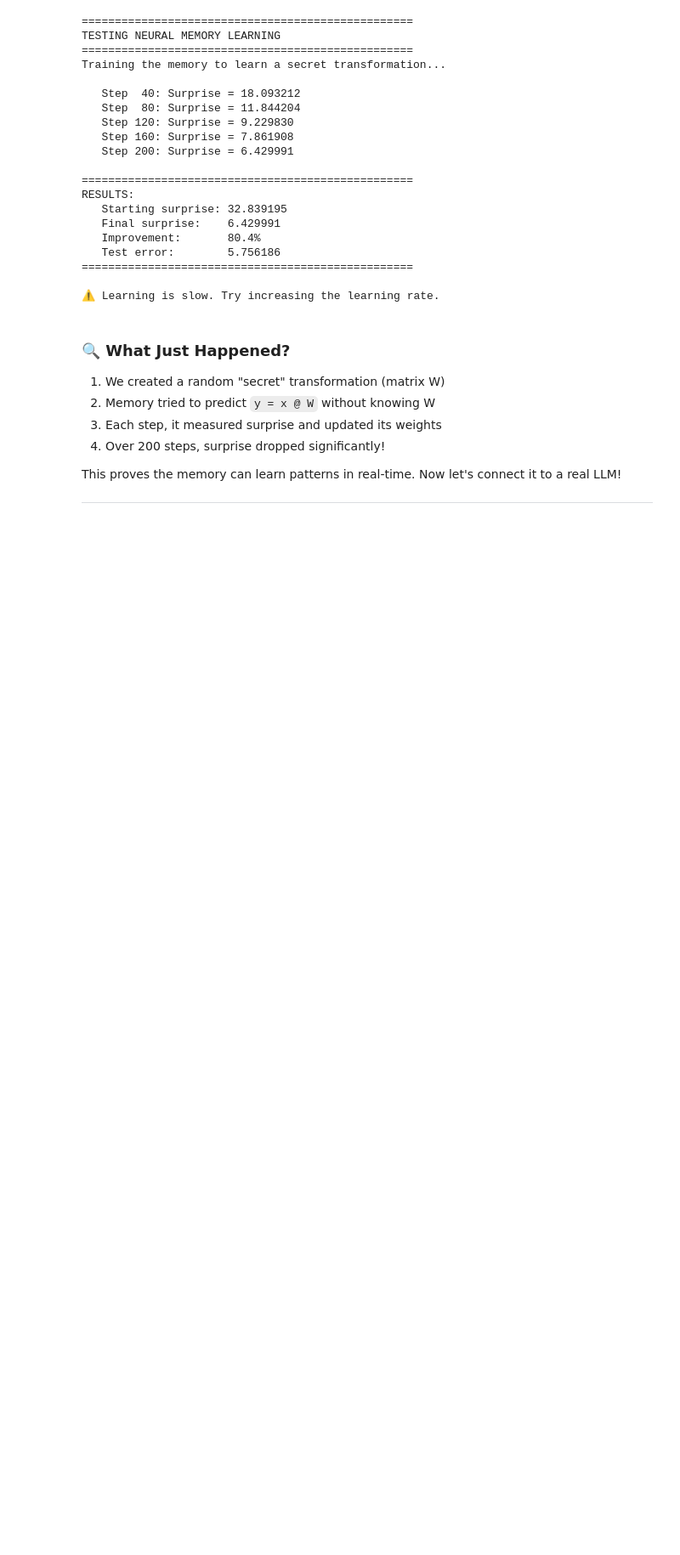
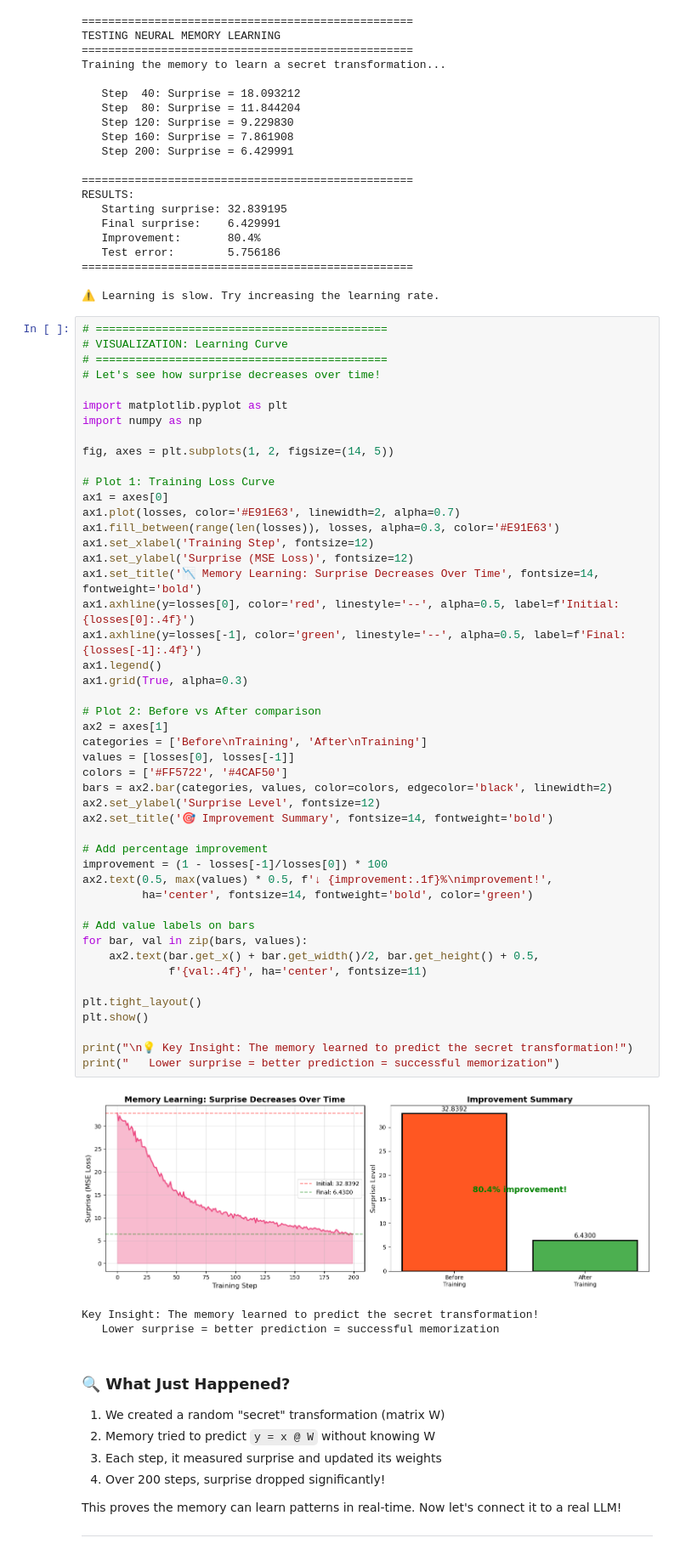
Before and after one commit to seongyongkim/dgx-spark-titans-miras-notebook, a Jupyter notebook: Titans_MIRAS_Hybrid.ipynb, the cells around one changed output. Shown at 85% size. Cells and saved outputs as stored; diff of their text form; blank space fills up the shorter version.

```diff
--- a/Titans_MIRAS_Hybrid.ipynb
+++ b/Titans_MIRAS_Hybrid.ipynb
@@ -468,6 +643,57 @@ RESULTS:
 ==================================================
 
 ⚠️ Learning is slow. Try increasing the learning rate.
+# %%
+# ============================================
+# VISUALIZATION: Learning Curve
+# ============================================
+# Let's see how surprise decreases over time!
+
+import matplotlib.pyplot as plt
+import numpy as np
+
+fig, axes = plt.subplots(1, 2, figsize=(14, 5))
+
+# Plot 1: Training Loss Curve
+ax1 = axes[0]
+ax1.plot(losses, color='#E91E63', linewidth=2, alpha=0.7)
+ax1.fill_between(range(len(losses)), losses, alpha=0.3, color='#E91E63')
+ax1.set_xlabel('Training Step', fontsize=12)
+ax1.set_ylabel('Surprise (MSE Loss)', fontsize=12)
+ax1.set_title('📉 Memory Learning: Surprise Decreases Over Time', fontsize=14, fontweight='bold')
+ax1.axhline(y=losses[0], color='red', linestyle='--', alpha=0.5, label=f'Initial: {losses[0]:.4f}')
+ax1.axhline(y=losses[-1], color='green', linestyle='--', alpha=0.5, label=f'Final: {losses[-1]:.4f}')
+ax1.legend()
+ax1.grid(True, alpha=0.3)
+
+# Plot 2: Before vs After comparison
+ax2 = axes[1]
+categories = ['Before\nTraining', 'After\nTraining']
+values = [losses[0], losses[-1]]
+colors = ['#FF5722', '#4CAF50']
+bars = ax2.bar(categories, values, color=colors, edgecolor='black', linewidth=2)
+ax2.set_ylabel('Surprise Level', fontsize=12)
+ax2.set_title('🎯 Improvement Summary', fontsize=14, fontweight='bold')
+
+# Add percentage improvement
+improvement = (1 - losses[-1]/losses[0]) * 100
+ax2.text(0.5, max(values) * 0.5, f'↓ {improvement:.1f}%\nimprovement!',
+         ha='center', fontsize=14, fontweight='bold', color='green')
+
+# Add value labels on bars
+for bar, val in zip(bars, values):
+    ax2.text(bar.get_x() + bar.get_width()/2, bar.get_height() + 0.5,
+             f'{val:.4f}', ha='center', fontsize=11)
+
+plt.tight_layout()
+plt.show()
+
+print("\n💡 Key Insight: The memory learned to predict the secret transformation!")
+print("   Lower surprise = better prediction = successful memorization")
+# %% [output]
+[figure, added]
+Key Insight: The memory learned to predict the secret transformation!
+   Lower surprise = better prediction = successful memorization
 # %% [markdown]
 ### 🔍 What Just Happened?
 
```
Also changed, not shown: parts of 8 cells of this notebook.
